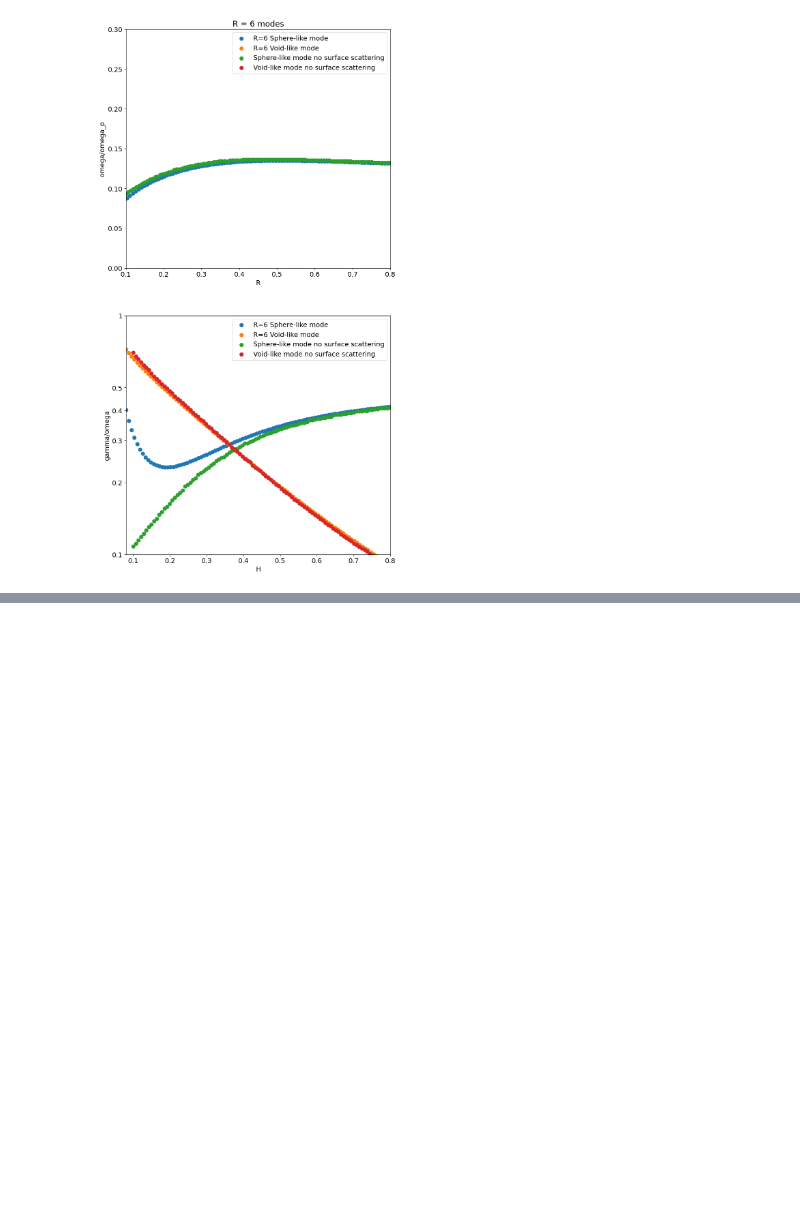
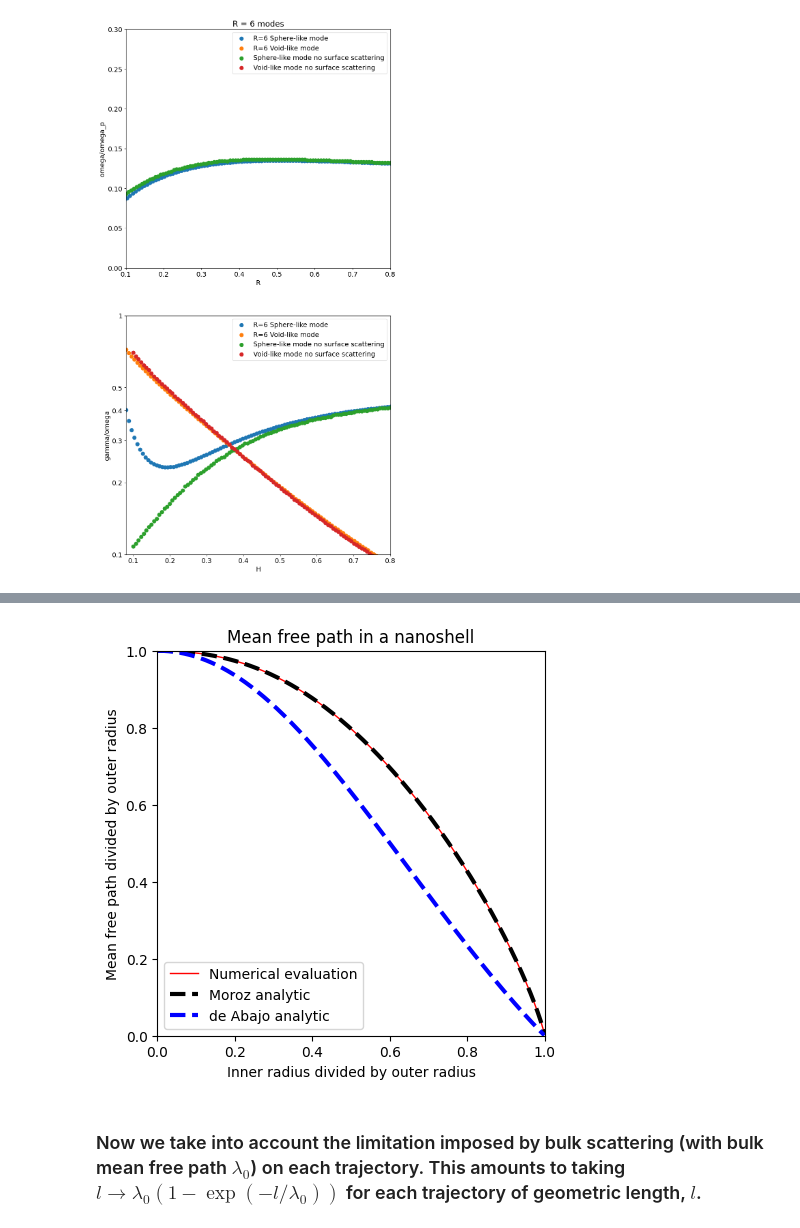
Before and after one commit to AliGhorashiCMT/Coherent-Perfect-Absorption, a Jupyter notebook: spheres/Void Plasmon Surface Scattering.ipynb, the cells around one changed output, grey strips where cells are left out. Drawn from its saved outputs; the diff is of its cells as text; code cells hidden in the pictures; blank space fills up the shorter version.

Commit message:
Numerical integration comparison with Moroz and de Abajo surface scattering formulas

```diff
--- a/spheres/Void Plasmon Surface Scattering.ipynb
+++ b/spheres/Void Plasmon Surface Scattering.ipynb
@@ -408,0 +421,27 @@ ax1.set_title("R = 6 modes");
+# %%
+N = 999
+mean_free_paths_numerical = zeros(N)
+s_v = linspace(0.001, 0.999, N)
+for (s_idx, s) in enumerate(s_v):
+    mean_free_path_outer_1 = quad(lambda x: (cos(x)-sqrt(s**2-sin(x)**2))*sin(x), 0, arcsin(s))[0] # Mean free path contribution from outer surface to inner surface
+    mean_free_path_outer_2 = 2*quad(lambda x: cos(x)*sin(x), arcsin(s), pi/2)[0] # Mean free path contribution from outer surface to inner surface
+    mean_free_path_inner = quad(lambda x: (-s*cos(x)+sqrt(1-s**2*sin(x)**2))*sin(x), 0, pi/2)[0] # Mean free path contribution from inner surface to outer surface
+    mean_free_path_nanoshell = ((mean_free_path_outer_1 + mean_free_path_outer_2) + mean_free_path_inner*(s**2))/(1+s**2)
+    mean_free_paths_numerical[s_idx] = mean_free_path_nanoshell
+mean_free_paths_moroz = 1/(1+s_v**2)-s_v/2-(1/4)*(1-s_v**2)/(1+s_v**2)*(1+s_v)*log((1-s_v)/(1+s_v))
+mean_free_paths_de_abajo = 1/(1+s_v**2)-s_v/2-(1/4)*(1-s_v**2)/(1+s_v**2)*(1-s_v)*log((1-s_v)/(1+s_v))
+# %%
+fig, ax = plt.subplots(figsize=(5, 5))
+ax.plot(s_v, mean_free_paths_numerical, color="red", linewidth=1, label="Numerical evaluation")
+ax.plot(s_v, mean_free_paths_moroz, linestyle="dashed", linewidth=3, color="black", label="Moroz analytic")
+ax.plot(s_v, mean_free_paths_de_abajo, linestyle="dashed", linewidth=3, color="blue", label="de Abajo analytic")
+ax.set_xlim(0, 1);
+ax.set_ylim(0, 1);
+ax.set_title("Mean free path in a nanoshell")
+ax.set_ylabel("Mean free path divided by outer radius")
+ax.set_xlabel("Inner radius divided by outer radius");
+ax.legend();
+# %% [output]
+[figure, added]
+# %% [markdown]
+### Now we take into account the limitation imposed by bulk scattering (with bulk mean free path $\lambda_0$) on each trajectory. This amounts to taking $l\rightarrow \lambda_0(1-\exp(-l/\lambda_0))$ for each trajectory of geometric length, $l$.
```
Also changed, not shown: parts of 6 cells of this notebook.
